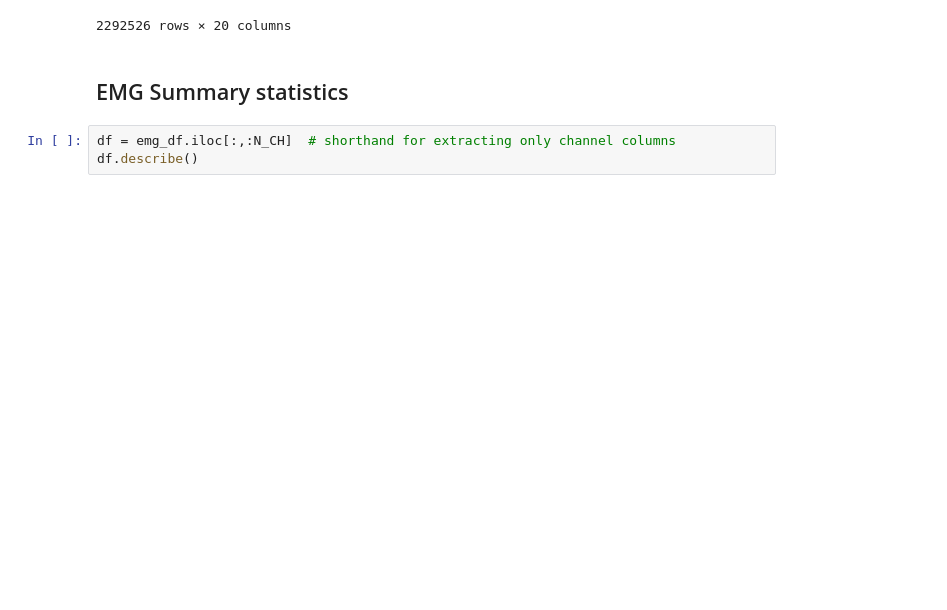
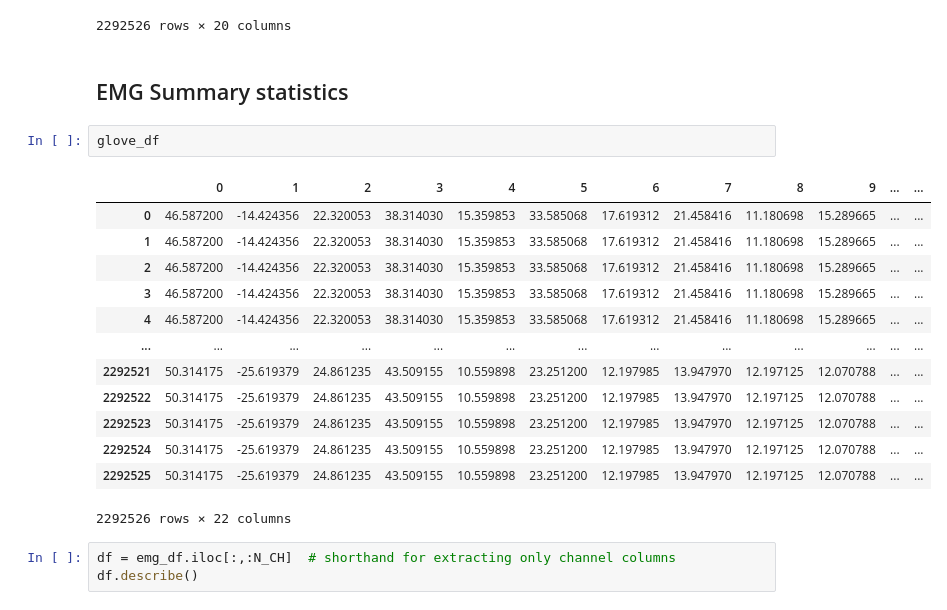
Before and after one commit to tihbe/ninapro_db8, a Jupyter notebook: EDA-NinaPro_DB8.ipynb, the cells around one changed output. Cells and saved outputs as stored; diff of their text form; blank space fills up the shorter version.

```diff
--- a/EDA-NinaPro_DB8.ipynb
+++ b/EDA-NinaPro_DB8.ipynb
@@ -192,6 +192,22 @@ emg_df
 2292526 rows × 20 columns
 # %% [markdown]
 ## EMG Summary statistics
+# %%
+glove_df
+# %% [output]
+|  | 0 | 1 | 2 | 3 | 4 | 5 | 6 | 7 | 8 | 9 | ... | ... |
+| 0 | 46.587200 | -14.424356 | 22.320053 | 38.314030 | 15.359853 | 33.585068 | 17.619312 | 21.458416 | 11.180698 | 15.289665 | ... | ... |
+| 1 | 46.587200 | -14.424356 | 22.320053 | 38.314030 | 15.359853 | 33.585068 | 17.619312 | 21.458416 | 11.180698 | 15.289665 | ... | ... |
+| 2 | 46.587200 | -14.424356 | 22.320053 | 38.314030 | 15.359853 | 33.585068 | 17.619312 | 21.458416 | 11.180698 | 15.289665 | ... | ... |
+| 3 | 46.587200 | -14.424356 | 22.320053 | 38.314030 | 15.359853 | 33.585068 | 17.619312 | 21.458416 | 11.180698 | 15.289665 | ... | ... |
+| 4 | 46.587200 | -14.424356 | 22.320053 | 38.314030 | 15.359853 | 33.585068 | 17.619312 | 21.458416 | 11.180698 | 15.289665 | ... | ... |
+| ... | ... | ... | ... | ... | ... | ... | ... | ... | ... | ... | ... | ... |
+| 2292521 | 50.314175 | -25.619379 | 24.861235 | 43.509155 | 10.559898 | 23.251200 | 12.197985 | 13.947970 | 12.197125 | 12.070788 | ... | ... |
+| 2292522 | 50.314175 | -25.619379 | 24.861235 | 43.509155 | 10.559898 | 23.251200 | 12.197985 | 13.947970 | 12.197125 | 12.070788 | ... | ... |
+| 2292523 | 50.314175 | -25.619379 | 24.861235 | 43.509155 | 10.559898 | 23.251200 | 12.197985 | 13.947970 | 12.197125 | 12.070788 | ... | ... |
+| 2292524 | 50.314175 | -25.619379 | 24.861235 | 43.509155 | 10.559898 | 23.251200 | 12.197985 | 13.947970 | 12.197125 | 12.070788 | ... | ... |
+| 2292525 | 50.314175 | -25.619379 | 24.861235 | 43.509155 | 10.559898 | 23.251200 | 12.197985 | 13.947970 | 12.197125 | 12.070788 | ... | ... |
+2292526 rows × 22 columns
 # %%
 df = emg_df.iloc[:,:N_CH]  # shorthand for extracting only channel columns
 df.describe()
```
Also changed, not shown: parts of 6 cells of this notebook, 3 other files.
